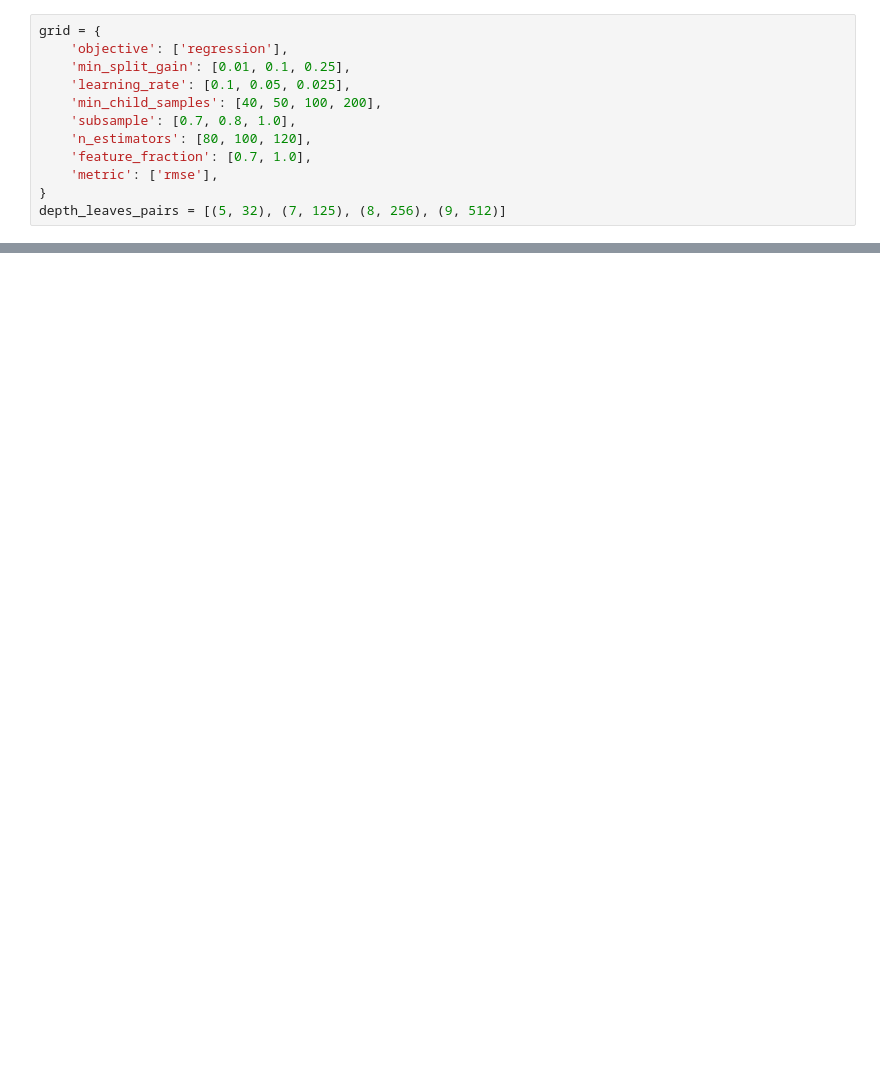
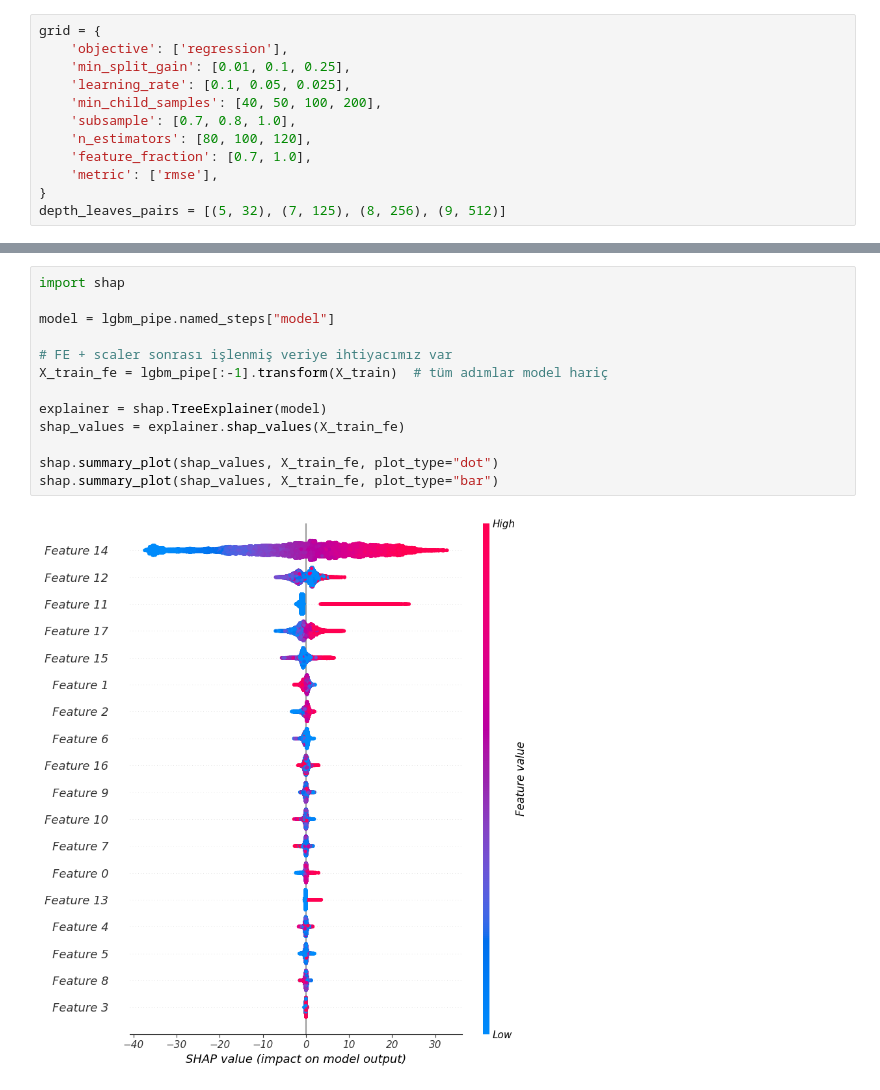
Before and after one commit to essraAlp/spotifyTrendAnalysis, a Jupyter notebook: models/lightGBM.ipynb, the cells around one changed output, grey strips where cells are left out. Cells and saved outputs as stored; diff of their text form; blank space fills up the shorter version.

```diff
--- a/models/lightGBM.ipynb
+++ b/models/lightGBM.ipynb
@@ -74,0 +215,15 @@ R2 Score for LightGBM with best parameters:  0.26930214068766745
+# %%
+import shap
+
+model = lgbm_pipe.named_steps["model"]
+
+# FE + scaler sonrası işlenmiş veriye ihtiyacımız var
+X_train_fe = lgbm_pipe[:-1].transform(X_train)  # tüm adımlar model hariç
+
+explainer = shap.TreeExplainer(model)
+shap_values = explainer.shap_values(X_train_fe)
+
+shap.summary_plot(shap_values, X_train_fe, plot_type="dot")
+shap.summary_plot(shap_values, X_train_fe, plot_type="bar")
+# %% [output]
+[figure, added]
```
Also changed, not shown: parts of 19 cells of this notebook, 5 other files.
